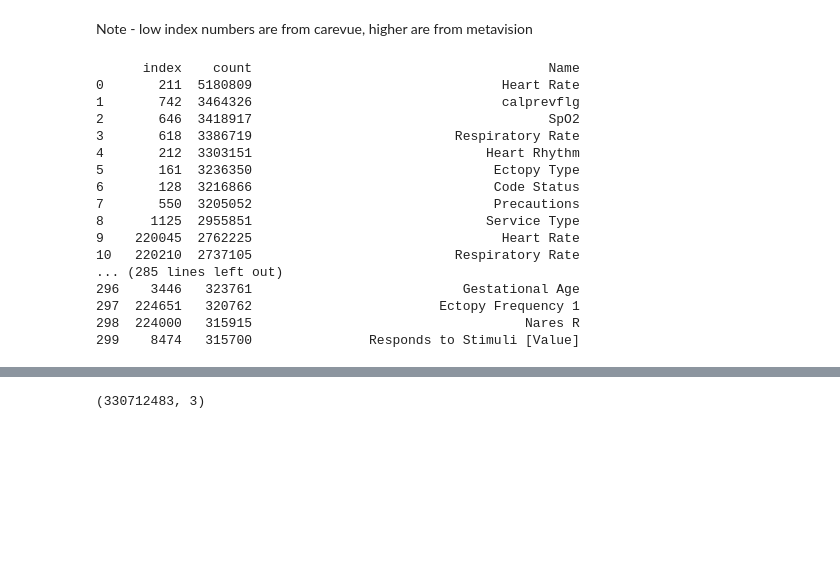
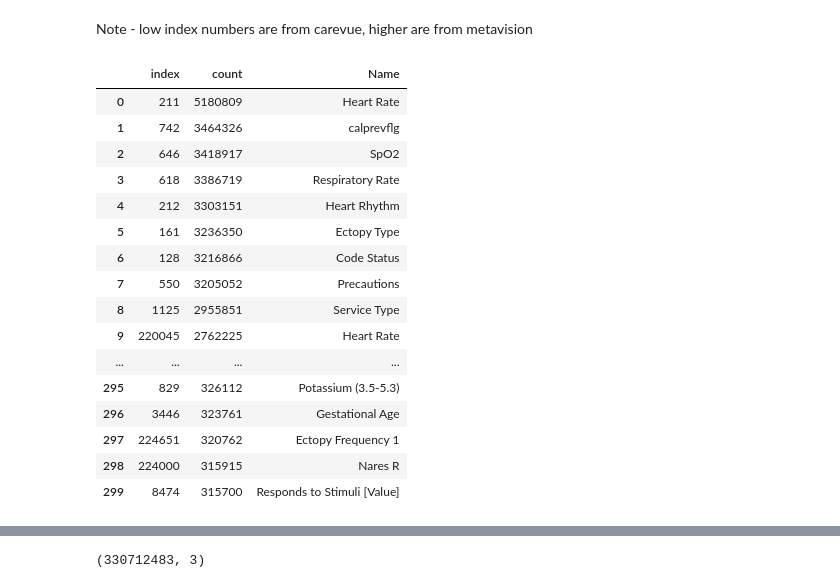
Before and after one commit to Gareth001/thesis, a Jupyter notebook: notebooks/MIMIC features.ipynb, the cells around one changed output, grey strips where cells are left out. Saved outputs shown, nothing was run; the diff lists cells and outputs as text; code cells hidden in the pictures; blank space fills up the shorter version.

```diff
--- a/notebooks/MIMIC features.ipynb
+++ b/notebooks/MIMIC features.ipynb
@@ -7,6 +7,9 @@ import pandas as pd
 import numpy as np
 import seaborn as sns
 import matplotlib.pyplot as plt
+# %%
+# for pretty printing table
+pandas_table = pd.option_context('display.max_rows', None, 'display.max_columns', None)
 # %%
 %%time
 # load all rows in chartevents
@@ -34,25 +41,26 @@ count_df = count_df.reset_index()
 count_df['Name'] = count_df.apply(lambda x: ITEMID_map[x['index']], axis=1)
 # %% [markdown]
 Note - low index numbers are from carevue, higher are from metavision
-# %%
-print(count_df[:300].to_string())
-# %% [output]
-      index    count                                      Name
-0       211  5180809                                Heart Rate
-1       742  3464326                                calprevflg
-2       646  3418917                                      SpO2
-3       618  3386719                          Respiratory Rate
-4       212  3303151                              Heart Rhythm
-5       161  3236350                               Ectopy Type
-6       128  3216866                               Code Status
-7       550  3205052                               Precautions
-8      1125  2955851                              Service Type
-9    220045  2762225                                Heart Rate
-10   220210  2737105                          Respiratory Rate
-... (285 lines left out)
-296    3446   323761                           Gestational Age
-297  224651   320762                        Ectopy Frequency 1
-298  224000   315915                                   Nares R
-299    8474   315700               Responds to Stimuli [Value]
+# %%
+with pandas_table:
+    display(count_df[:300])
+# %% [output]
+|  | index | count | Name |
+| 0 | 211 | 5180809 | Heart Rate |
+| 1 | 742 | 3464326 | calprevflg |
+| 2 | 646 | 3418917 | SpO2 |
+| 3 | 618 | 3386719 | Respiratory Rate |
+| 4 | 212 | 3303151 | Heart Rhythm |
+| 5 | 161 | 3236350 | Ectopy Type |
+| 6 | 128 | 3216866 | Code Status |
+| 7 | 550 | 3205052 | Precautions |
+| 8 | 1125 | 2955851 | Service Type |
+| 9 | 220045 | 2762225 | Heart Rate |
+| ... | ... | ... | ... |
+| 295 | 829 | 326112 | Potassium (3.5-5.3) |
+| 296 | 3446 | 323761 | Gestational Age |
+| 297 | 224651 | 320762 | Ectopy Frequency 1 |
+| 298 | 224000 | 315915 | Nares R |
+| 299 | 8474 | 315700 | Responds to Stimuli [Value] |
 # %%
 sns.lineplot(data=count_df[:300]['count'])
```
Also changed, not shown: parts of 15 cells of this notebook.
